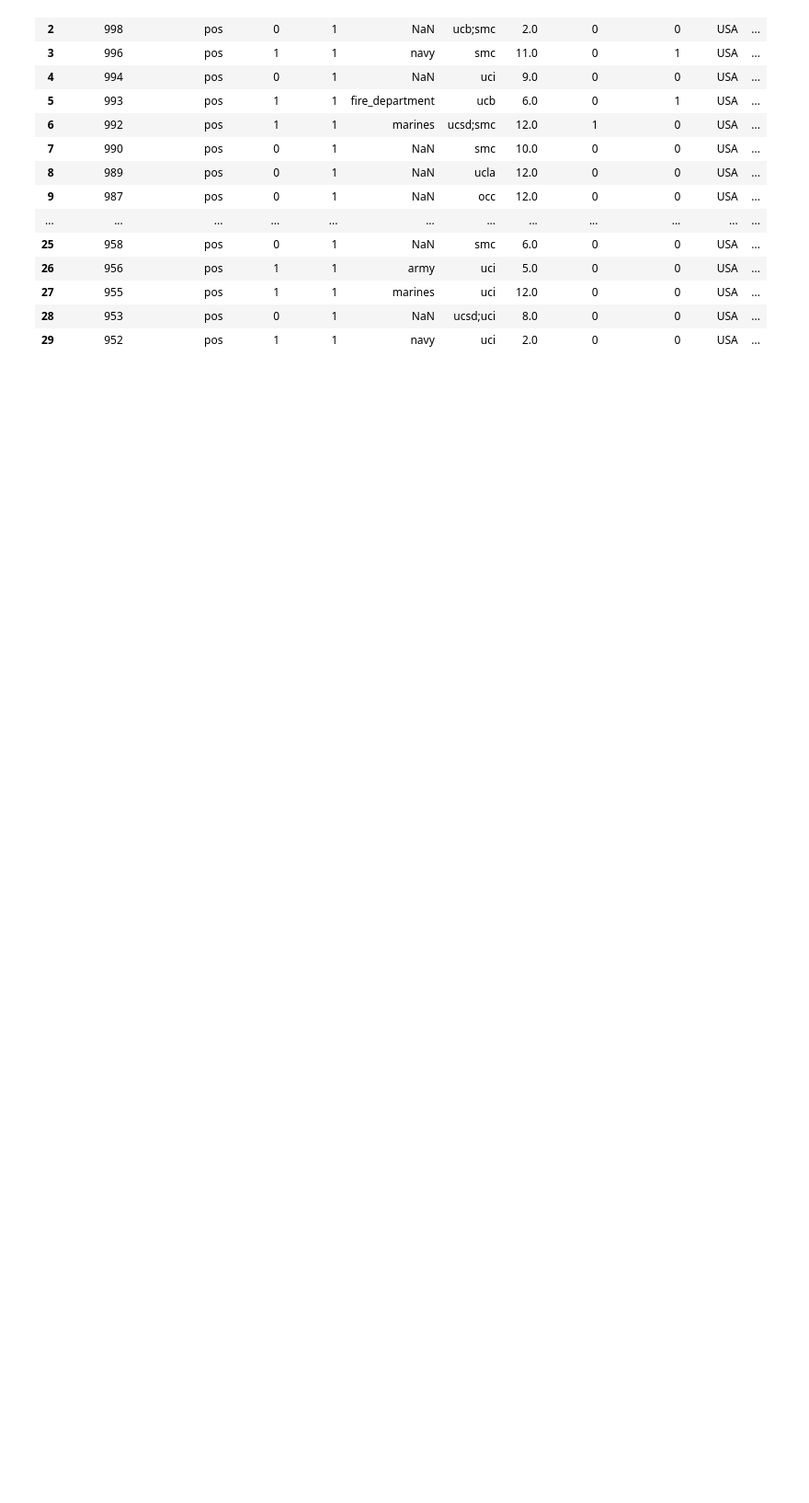
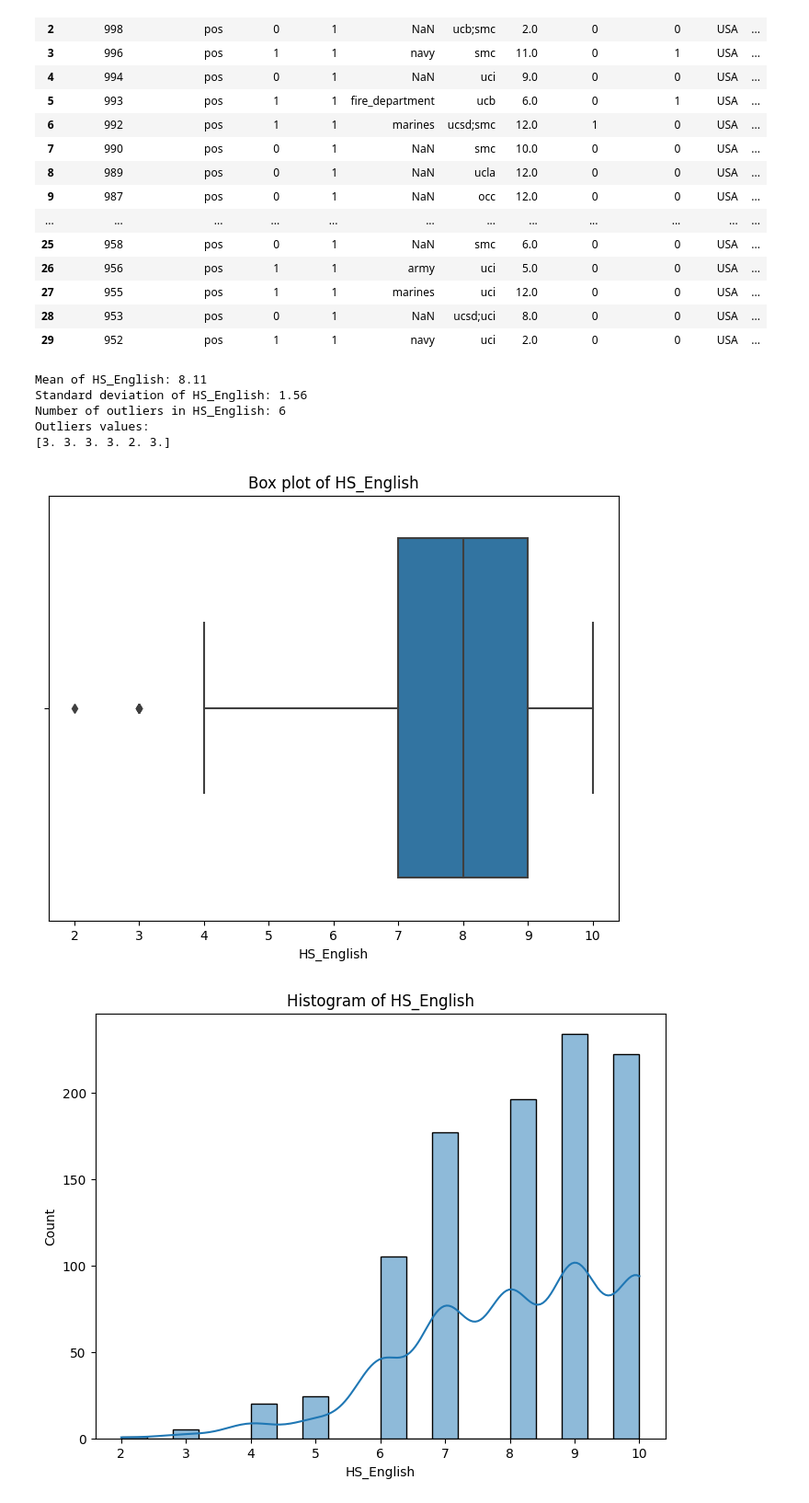
Before and after one commit to MSWinds/dm-group1-project, a Jupyter notebook: Final_Project.ipynb, the cells around one changed output. Shown at 92% size. Cells and saved outputs as stored; diff of their text form; code cells hidden in the pictures; blank space fills up the shorter version.

```diff
--- a/Final_Project.ipynb
+++ b/Final_Project.ipynb
@@ -650,3 +666,13 @@ df_agg.head(30)
 | 27 | 955 | pos | 1 | 1 | marines | uci | 12.0 | 0 | 0 | USA | ... |
 | 28 | 953 | pos | 0 | 1 | NaN | ucsd;uci | 8.0 | 0 | 0 | USA | ... |
 | 29 | 952 | pos | 1 | 1 | navy | uci | 2.0 | 0 | 0 | USA | ... |
+# %%
+data_exploration(df_agg, 'HS_English')
+# %% [output]
+Mean of HS_English: 8.11
+Standard deviation of HS_English: 1.56
+Number of outliers in HS_English: 6
+Outliers values:
+[3. 3. 3. 3. 2. 3.]
+[figure, added]
+[figure, added]
```
Also changed, not shown: parts of 2 cells of this notebook.
